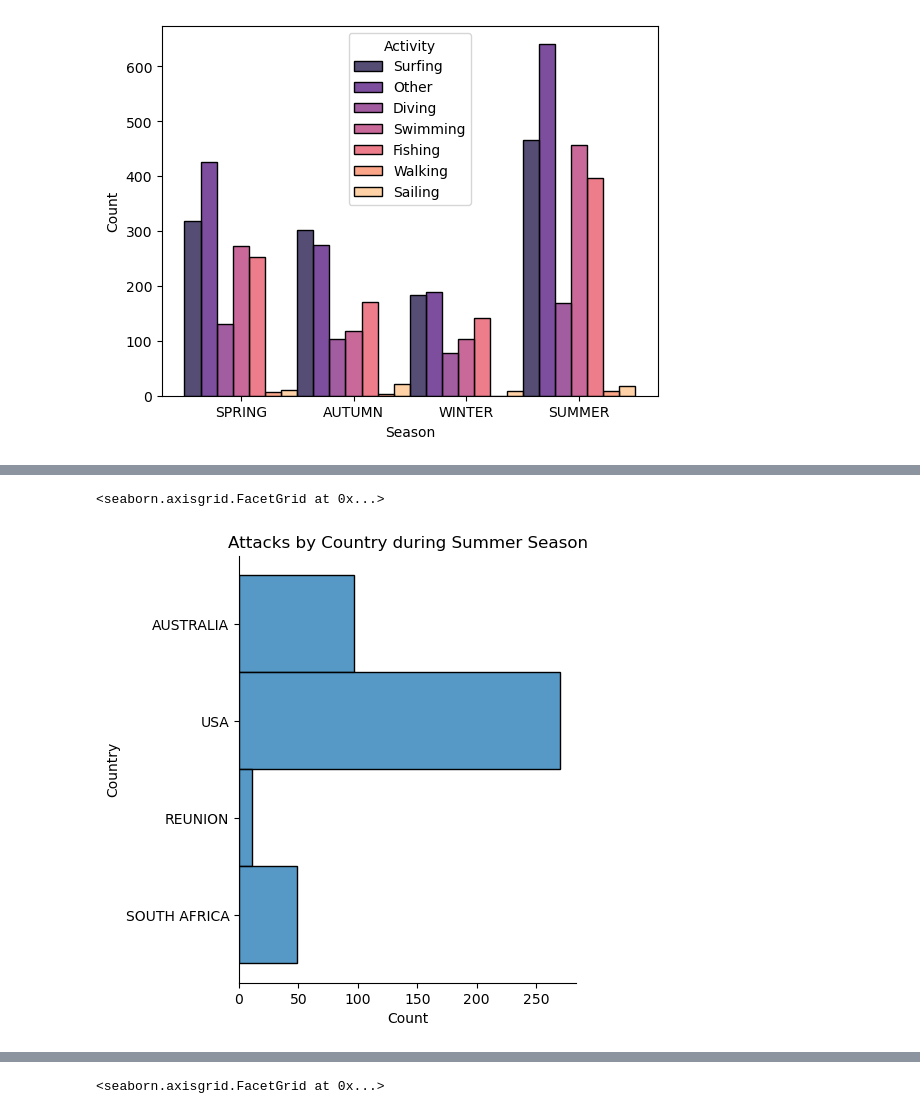
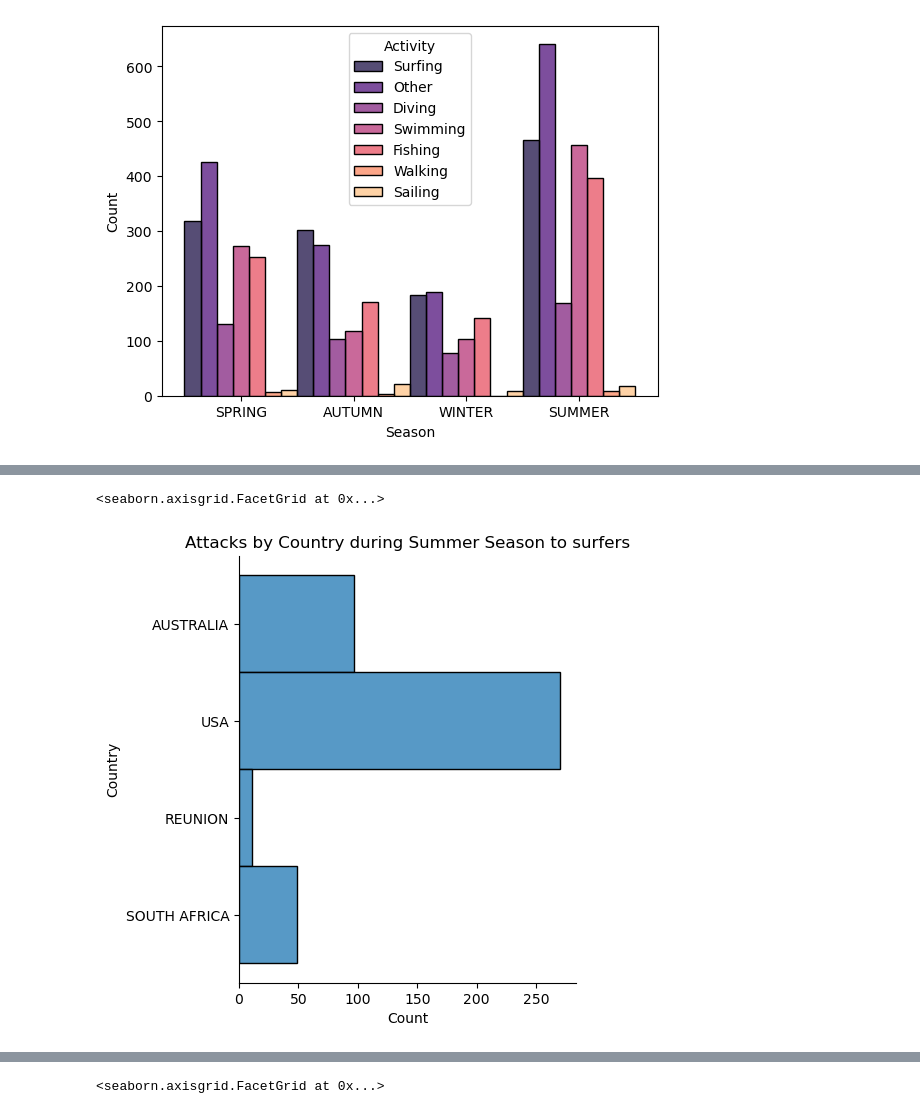
Before and after one commit to bernatbellmunt/ironh_project1, a Jupyter notebook: clean.ipynb, the cells around one changed output, grey strips where cells are left out. Saved outputs shown, nothing was run; the diff lists cells and outputs as text; code cells hidden in the pictures.

```diff
--- a/clean.ipynb
+++ b/clean.ipynb
@@ -421,10 +423,10 @@ df_surfer_summer.head()
 # %%
 df_surfer_summer = df_surfer_summer[df_surfer_summer.groupby("Country").Country.transform("count")>10]
 
-sns.displot(df_surfer_summer, y="Country").set(title='Attacks by Country during Summer Season')
+sns.displot(df_surfer_summer, y="Country").set(title='Attacks by Country during Summer Season to surfers')
 # %% [output]
 <seaborn.axisgrid.FacetGrid at 0x...>
-[figure, old version]
+[figure, new version]
 # %%
 
 df_surfer_summer_usa = df_surfer_summer[df_surfer_summer ["Country"] == "USA"]
```
Also changed, not shown: parts of 5 cells of this notebook.
